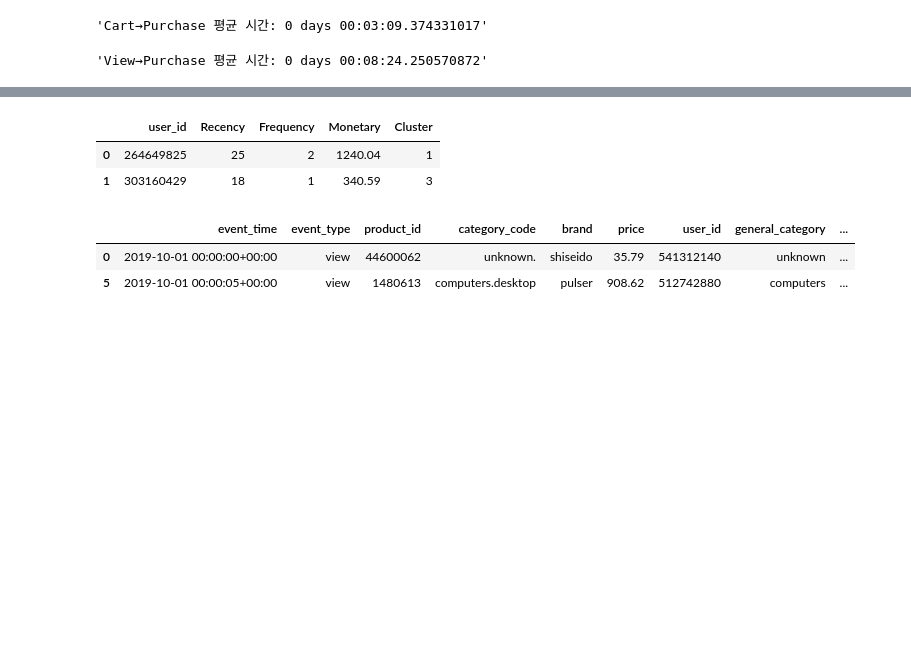
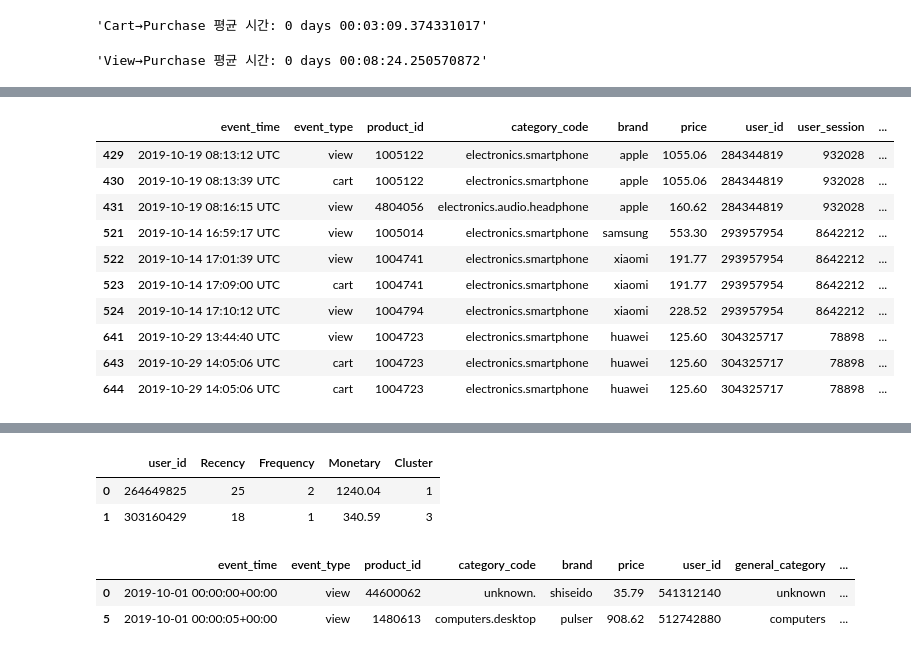
Before and after one commit to HyunsungRyu/Ecommerce_analysis, a Jupyter notebook: customer_behavior_log_analysis.ipynb, the cells around one changed output, grey strips where cells are left out. Cells and saved outputs as stored; diff of their text form; code cells hidden in the pictures; blank space fills up the shorter version.

```diff
--- a/customer_behavior_log_analysis.ipynb
+++ b/customer_behavior_log_analysis.ipynb
@@ -649,0 +503,24 @@ display(f"View→Purchase 평균 시간: {view_purchase_time.mean()}")
+# %%
+session_flags = (
+    view_log.groupby(['user_id', 'user_session'])['event_type']
+    .agg(lambda x: ('cart' in x.values) and ('purchase' not in x.values))
+    .reset_index(name='only_cart')
+)
+
+cart_only = view_log.merge(session_flags, on=['user_id','user_session'])
+cart_only = cart_only[cart_only['only_cart']]
+cart_only.drop(columns=['only_cart'], inplace=True)
+# %%
+cart_only.head(10)
+# %% [output]
+|  | event_time | event_type | product_id | category_code | brand | price | user_id | user_session | ... |
+| 429 | 2019-10-19 08:13:12 UTC | view | 1005122 | electronics.smartphone | apple | 1055.06 | 284344819 | 932028 | ... |
+| 430 | 2019-10-19 08:13:39 UTC | cart | 1005122 | electronics.smartphone | apple | 1055.06 | 284344819 | 932028 | ... |
+| 431 | 2019-10-19 08:16:15 UTC | view | 4804056 | electronics.audio.headphone | apple | 160.62 | 284344819 | 932028 | ... |
+| 521 | 2019-10-14 16:59:17 UTC | view | 1005014 | electronics.smartphone | samsung | 553.30 | 293957954 | 8642212 | ... |
+| 522 | 2019-10-14 17:01:39 UTC | view | 1004741 | electronics.smartphone | xiaomi | 191.77 | 293957954 | 8642212 | ... |
+| 523 | 2019-10-14 17:09:00 UTC | cart | 1004741 | electronics.smartphone | xiaomi | 191.77 | 293957954 | 8642212 | ... |
+| 524 | 2019-10-14 17:10:12 UTC | view | 1004794 | electronics.smartphone | xiaomi | 228.52 | 293957954 | 8642212 | ... |
+| 641 | 2019-10-29 13:44:40 UTC | view | 1004723 | electronics.smartphone | huawei | 125.60 | 304325717 | 78898 | ... |
+| 643 | 2019-10-29 14:05:06 UTC | cart | 1004723 | electronics.smartphone | huawei | 125.60 | 304325717 | 78898 | ... |
+| 644 | 2019-10-29 14:05:06 UTC | cart | 1004723 | electronics.smartphone | huawei | 125.60 | 304325717 | 78898 | ... |
```
Also changed, not shown: parts of 93 cells of this notebook.
